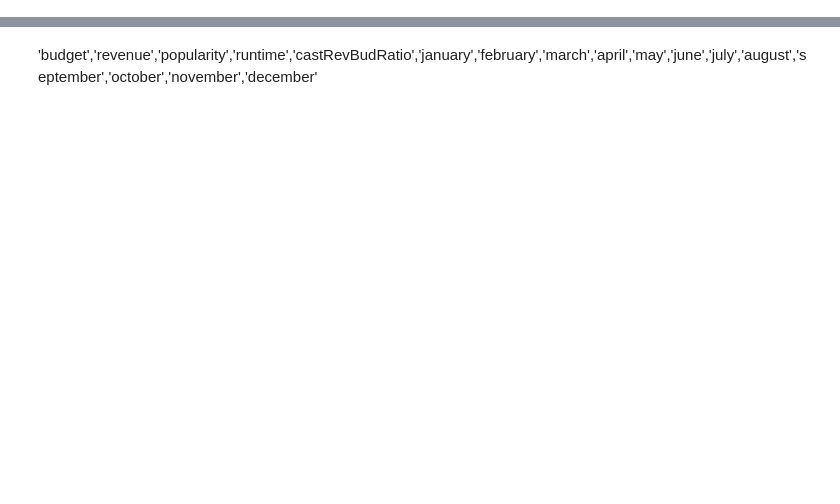
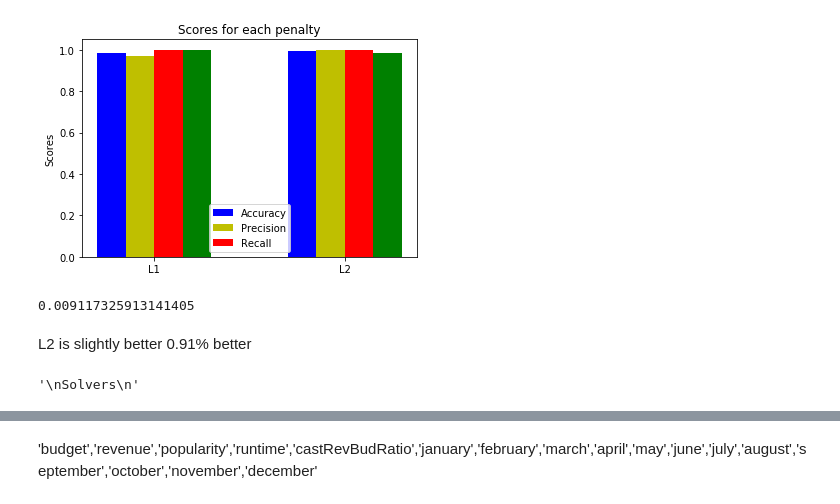
Before and after one commit to ianfawaz/CSCI4502-5502-DataMiningProject, a Jupyter notebook: Classifiers.ipynb, the cells around one changed output, grey strips where cells are left out. Drawn from its saved outputs; the diff is of its cells as text; code cells hidden in the pictures; blank space fills up the shorter version.

```diff
--- a/Classifiers.ipynb
+++ b/Classifiers.ipynb
@@ -22,7 +27,7 @@ for i in range(0,len(y)):
     if y[i] > 2:
         y[i] = 0 #success
     else:
-        y[i] = 2 #failure
+        y[i] = 1 #failure
 # %%
 X_train = X[:4500]
 X_test = X[4500:]
@@ -156,0 +48,63 @@ Feature ranking:
+# %%
+"""
+Penalty param
+"""
+lr = LogisticRegression(random_state=0)
+lr.fit(X_train,y_train)
+y_pred = lr.predict(X_test)
+scores = cross_val_score(lr, X_test, y_test, cv=10).mean()
+r =recall_score(y_test, y_pred)
+p =precision_score(y_test, y_pred)
+f1 =f1_score(y_test, y_pred)
+# %%
+lrl1 = LogisticRegression(random_state=0,penalty ='l1')
+lrl1.fit(X_train,y_train)
+y_pred_l1 = lrl1.predict(X_test)
+scoresl1 = cross_val_score(lrl1, X_test, y_test, cv=10).mean()
+rl1 = recall_score(y_test, y_pred_l1)
+pl1 = precision_score(y_test, y_pred_l1)
+f1l1 = f1_score(y_test, y_pred_l1)
+# %%
+N = 2
+
+ind = np.arange(N)
+width = 0.15
+fig, ax = plt.subplots()
+
+accu = [scoresl1,scores]
+rects1 = ax.bar(ind, accu, width, color='b')
+prec = [pl1,p]
+rects2 = ax.bar(ind+width, prec, width, color='y')
+rec = [rl1,r]
+rects3 = ax.bar(ind + 2 * width, rec, width, color='r')
+f1score = [f1,f1l1]
+rects4 = ax.bar(ind+ 3 * width, f1score,  width, color='g')
+
+ax.set_ylabel('Scores')
+ax.set_title('Scores for each penalty')
+ax.set_xticks(ind + 1.5*width)
+ax.set_xticklabels(('L1', 'L2'))
+ax.legend((rects1[0], rects2[0], rects3[0]), ('Accuracy', 'Precision', 'Recall'))
+
+plt.show()
+# %% [output]
+[figure, added]
+# %%
+scores - scoresl1
+# %% [output]
+0.009117325913141405
+# %% [markdown]
+L2 is slightly better  0.91% better
+# %%
+"""
+Solvers
+"""
+# lr = LogisticRegression(random_state=0,solver='liblinear') #default
+# lr.fit(X_train,y_train)
+# y_pred = clf.predict(X_test)
+# scores = cross_val_score(lrl1, X_test, y_test, cv=10).mean()
+# r = recall_score(y_test, y_pred_l1)
+# p = precision_score(y_test, y_pred_l1)
+# f1 = f1_score(y_test, y_pred_l1)
+# %% [output]
+'\nSolvers\n'
```
Also changed, not shown: parts of 46 cells of this notebook.
